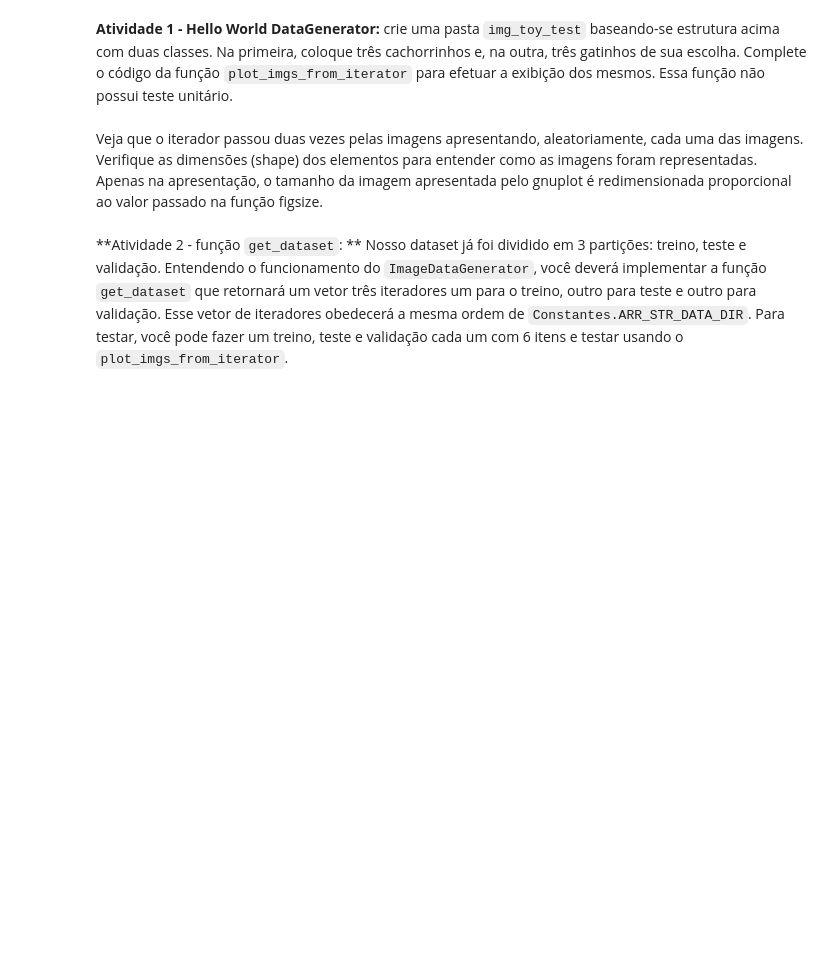
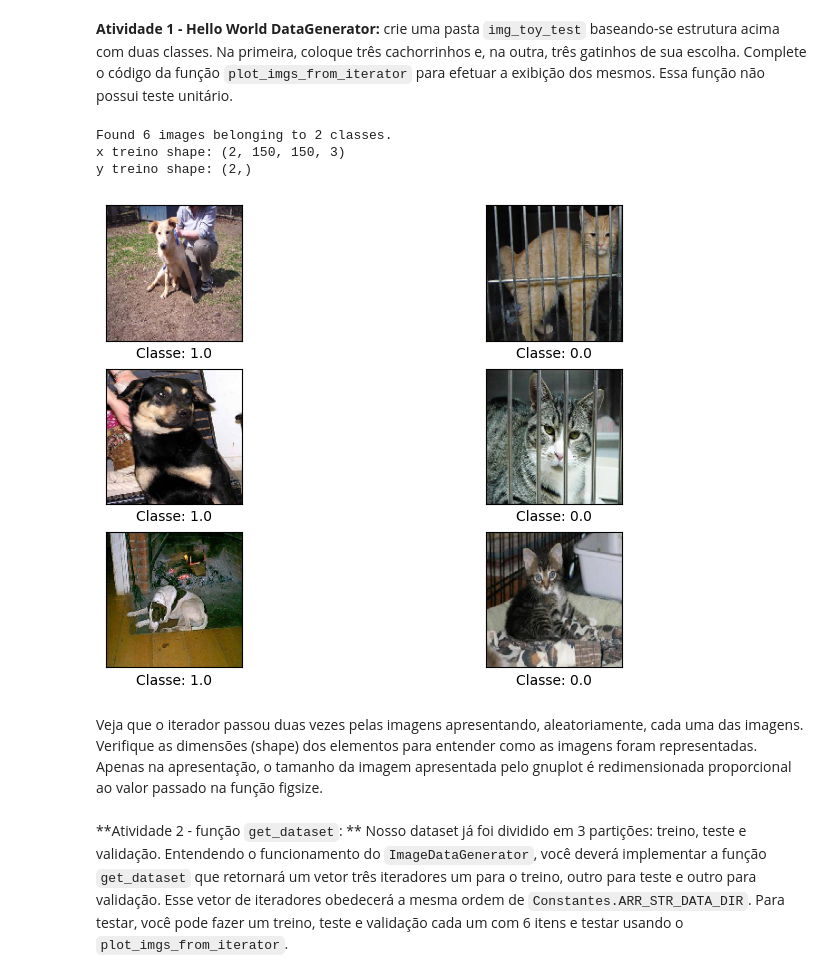
Before and after one commit to thomashlsilva/ap-de-maquina-cefetmg-felicia, a Jupyter notebook: Identificação de Gatos e Cachorros_pratica.ipynb, the cells around one changed output. Saved outputs shown, nothing was run; the diff lists cells and outputs as text; code cells hidden in the pictures; blank space fills up the shorter version.

```diff
--- a/Identificação de Gatos e Cachorros_pratica.ipynb
+++ b/Identificação de Gatos e Cachorros_pratica.ipynb
@@ -57,24 +75,31 @@ O `flow_from_data_dir` retorna um iterador que entraria em um loop infinito: ap
 # %% [markdown]
 **Atividade 1 - Hello World DataGenerator:** crie uma pasta `img_toy_test` baseando-se estrutura acima com duas classes. Na primeira, coloque três cachorrinhos e, na outra, três gatinhos de sua escolha. Complete o código da função `plot_imgs_from_iterator` para efetuar a exibição dos mesmos. Essa função não possui teste unitário.
 # %%
-#No image generator, você usará apenas um parametro rescale
-#..para deixar cada pixel entre 0 e 1.
-#..Lembre-se que cada pixel originalmente é um valor entre 0 e 255
-img_generator = ImageDataGenerator(rescale=None)
+# No image generator, você usará apenas um parametro rescale
+# para deixar cada pixel entre 0 e 1.
+# Lembre-se que cada pixel originalmente é um valor entre 0 e 255
 
-#ao fazer o iterador, você deverá definir:
-#..O tamanho para que todas as imagens sejam redimensionadas;
-#..O modo de classificação que será binário (caso contrario, a representação nao seria um vetor)
-#..O seed sempre fixo de Constantes.SEED para permitirmos a reprodutibilidade dos experimentos
-#..Escolha um tamanho do batch de 2
+img_generator = ImageDataGenerator(rescale=1./255)
+
+# ao fazer o iterador, você deverá definir:
+# O tamanho para que todas as imagens sejam redimensionadas;
+# O modo de classificação que será binário (caso contrario, a representação nao seria um vetor)
+# O seed sempre fixo de Constantes.SEED para permitirmos a reprodutibilidade dos experimentos
+# Escolha um tamanho do batch de 2
 it_datagen = img_generator.flow_from_directory(
-                                                       "img_toy_test",
-                                                        target_size=None,
-                                                        batch_size=None,
-                                                        class_mode=None,
-                                                        seed=2
-                                                        )
-plot_imgs_from_iterator(it_datagen,2,6)
+    "img_toy_test",
+    target_size=(150, 150),
+    batch_size=2,
+    class_mode='binary',
+    seed=Constantes.SEED
+)
+
+plot_imgs_from_iterator(it_datagen, num_lines=3, num_cols=2)
+# %% [output]
+Found 6 images belonging to 2 classes.
+x treino shape: (2, 150, 150, 3)
+y treino shape: (2,)
+[figure, added]
 # %% [markdown]
 Veja que o iterador passou duas vezes pelas imagens apresentando, aleatoriamente, cada uma das imagens. Verifique as dimensões (shape) dos elementos para entender como as imagens foram representadas. Apenas na apresentação, o tamanho da imagem apresentada pelo gnuplot é redimensionada proporcional ao valor passado na função figsize.
 # %% [markdown]
```
Also changed, not shown: parts of 8 cells of this notebook, 9 other files.
